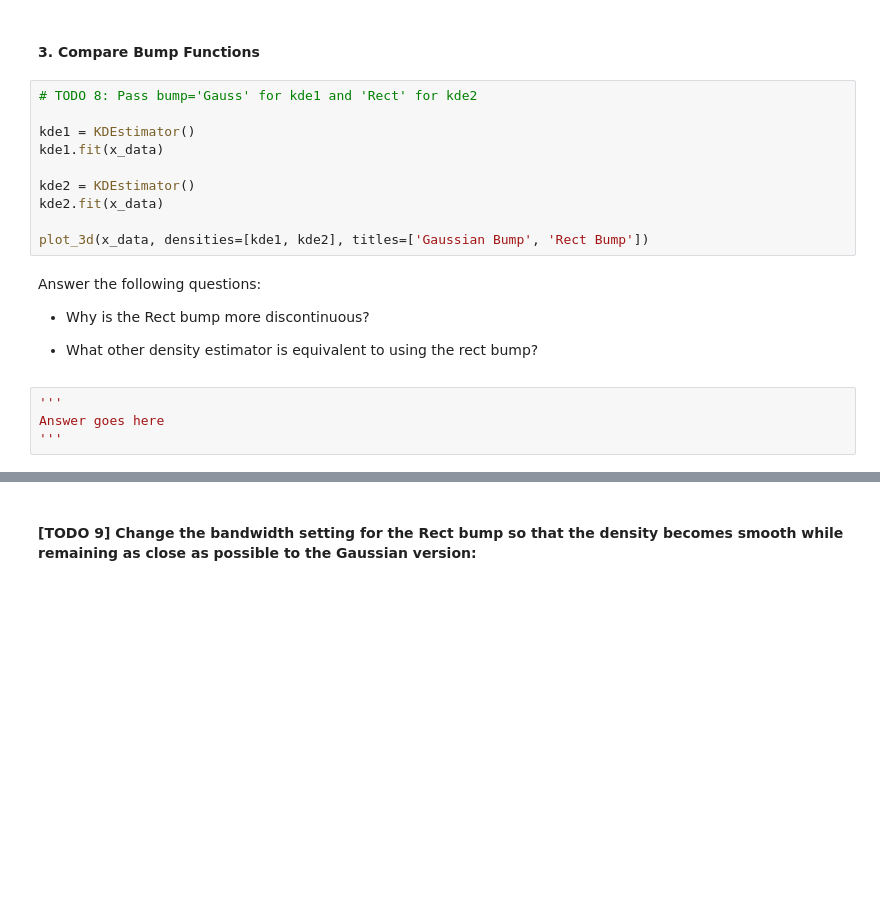
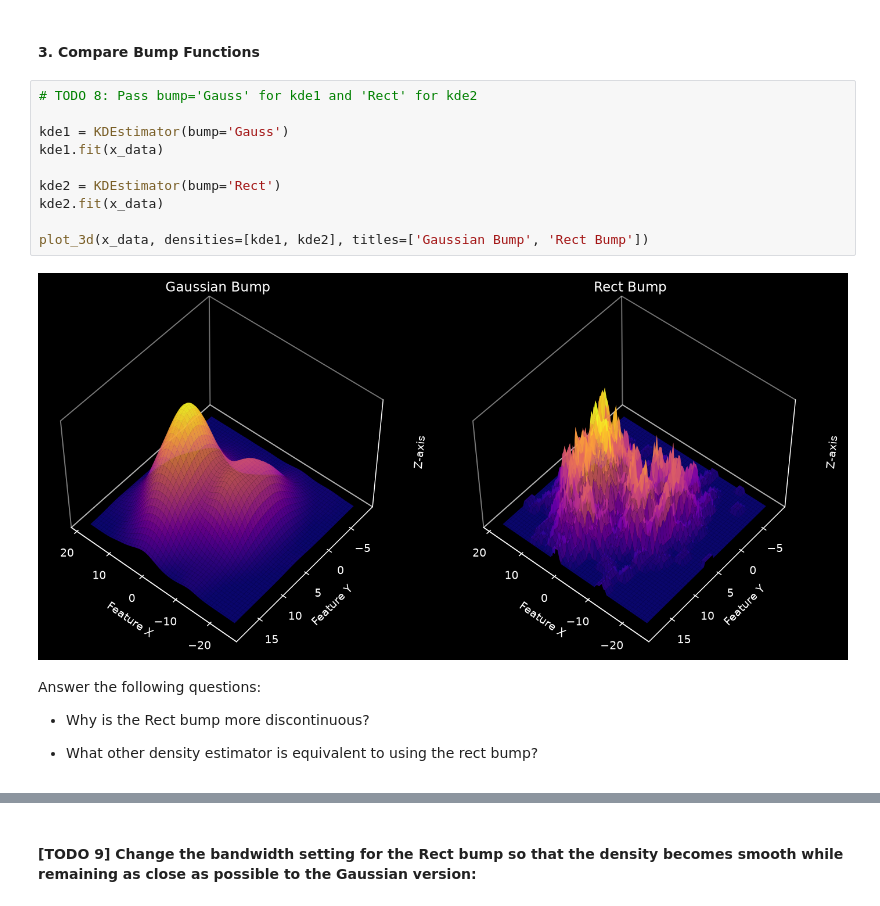
Before and after one commit to AFaseeh/pattern-recognition, a Jupyter notebook: kde-pca/KDEstimator.ipynb, the cells around one changed output, grey strips where cells are left out. Drawn from its saved outputs; the diff is of its cells as text; blank space fills up the shorter version.

```diff
--- a/kde-pca/KDEstimator.ipynb
+++ b/kde-pca/KDEstimator.ipynb
@@ -311,19 +335,17 @@ Answer goes here.
 # %%
 # TODO 8: Pass bump='Gauss' for kde1 and 'Rect' for kde2
 
-kde1 = KDEstimator()
+kde1 = KDEstimator(bump='Gauss')
 kde1.fit(x_data)
 
-kde2 = KDEstimator()
+kde2 = KDEstimator(bump='Rect')
 kde2.fit(x_data)
 
 plot_3d(x_data, densities=[kde1, kde2], titles=['Gaussian Bump', 'Rect Bump'])
+# %% [output]
+[figure, added]
 # %% [markdown]
 Answer the following questions:
 - Why is the Rect bump more discontinuous?
 
 - What other density estimator is equivalent to using the rect bump?
-# %%
-'''
-Answer goes here
-'''
```
Also changed, not shown: parts of 12 cells of this notebook, 3 other files.
